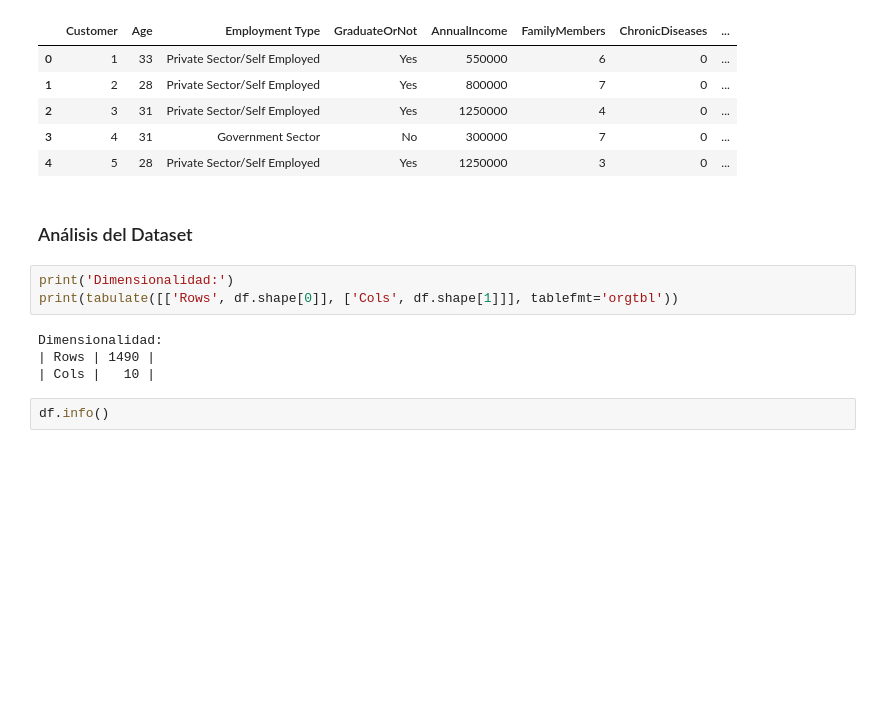
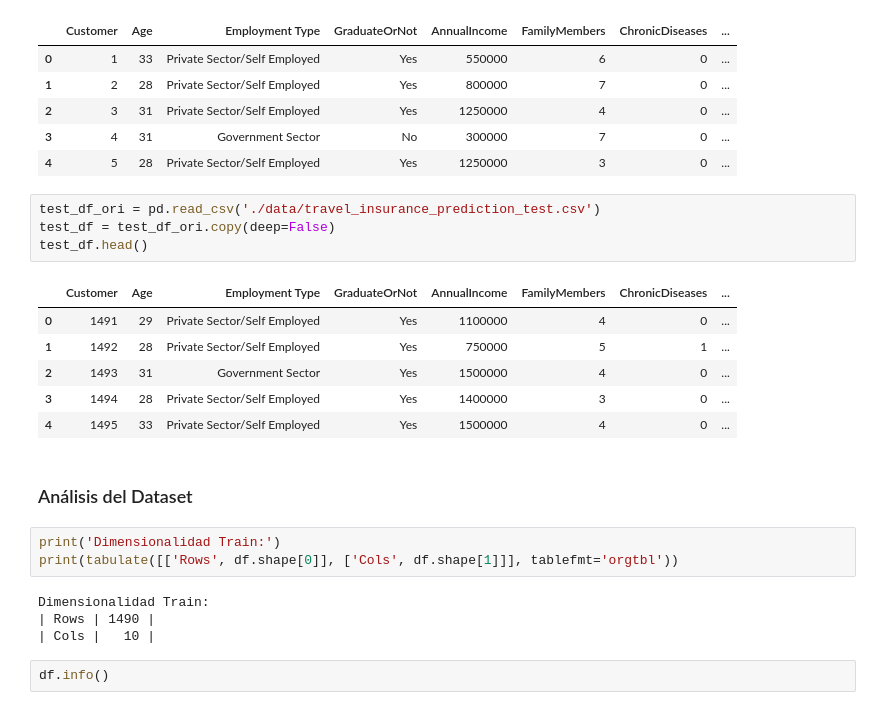
Before and after one commit to JIBarrionuevoGaltier/DiploDatos2021_Grupo_4, a Jupyter notebook: 04_AS/Entregable_AS.ipynb, the cells around one changed output. Saved outputs shown, nothing was run; the diff lists cells and outputs as text; blank space fills up the shorter version.

```diff
--- a/04_AS/Entregable_AS.ipynb
+++ b/04_AS/Entregable_AS.ipynb
@@ -47,13 +47,24 @@ df.head()
 | 2 | 3 | 31 | Private Sector/Self Employed | Yes | 1250000 | 4 | 0 | ... |
 | 3 | 4 | 31 | Government Sector | No | 300000 | 7 | 0 | ... |
 | 4 | 5 | 28 | Private Sector/Self Employed | Yes | 1250000 | 3 | 0 | ... |
+# %%
+test_df_ori = pd.read_csv('./data/travel_insurance_prediction_test.csv')
+test_df = test_df_ori.copy(deep=False)
+test_df.head()
+# %% [output]
+|  | Customer | Age | Employment Type | GraduateOrNot | AnnualIncome | FamilyMembers | ChronicDiseases | ... |
+| 0 | 1491 | 29 | Private Sector/Self Employed | Yes | 1100000 | 4 | 0 | ... |
+| 1 | 1492 | 28 | Private Sector/Self Employed | Yes | 750000 | 5 | 1 | ... |
+| 2 | 1493 | 31 | Government Sector | Yes | 1500000 | 4 | 0 | ... |
+| 3 | 1494 | 28 | Private Sector/Self Employed | Yes | 1400000 | 3 | 0 | ... |
+| 4 | 1495 | 33 | Private Sector/Self Employed | Yes | 1500000 | 4 | 0 | ... |
 # %% [markdown]
 ### Análisis del Dataset
 # %%
-print('Dimensionalidad:')
+print('Dimensionalidad Train:')
 print(tabulate([['Rows', df.shape[0]], ['Cols', df.shape[1]]], tablefmt='orgtbl'))
 # %% [output]
-Dimensionalidad:
+Dimensionalidad Train:
 | Rows | 1490 |
 | Cols |   10 |
 # %%
```
Also changed, not shown: parts of 30 cells of this notebook, 1 other file.
